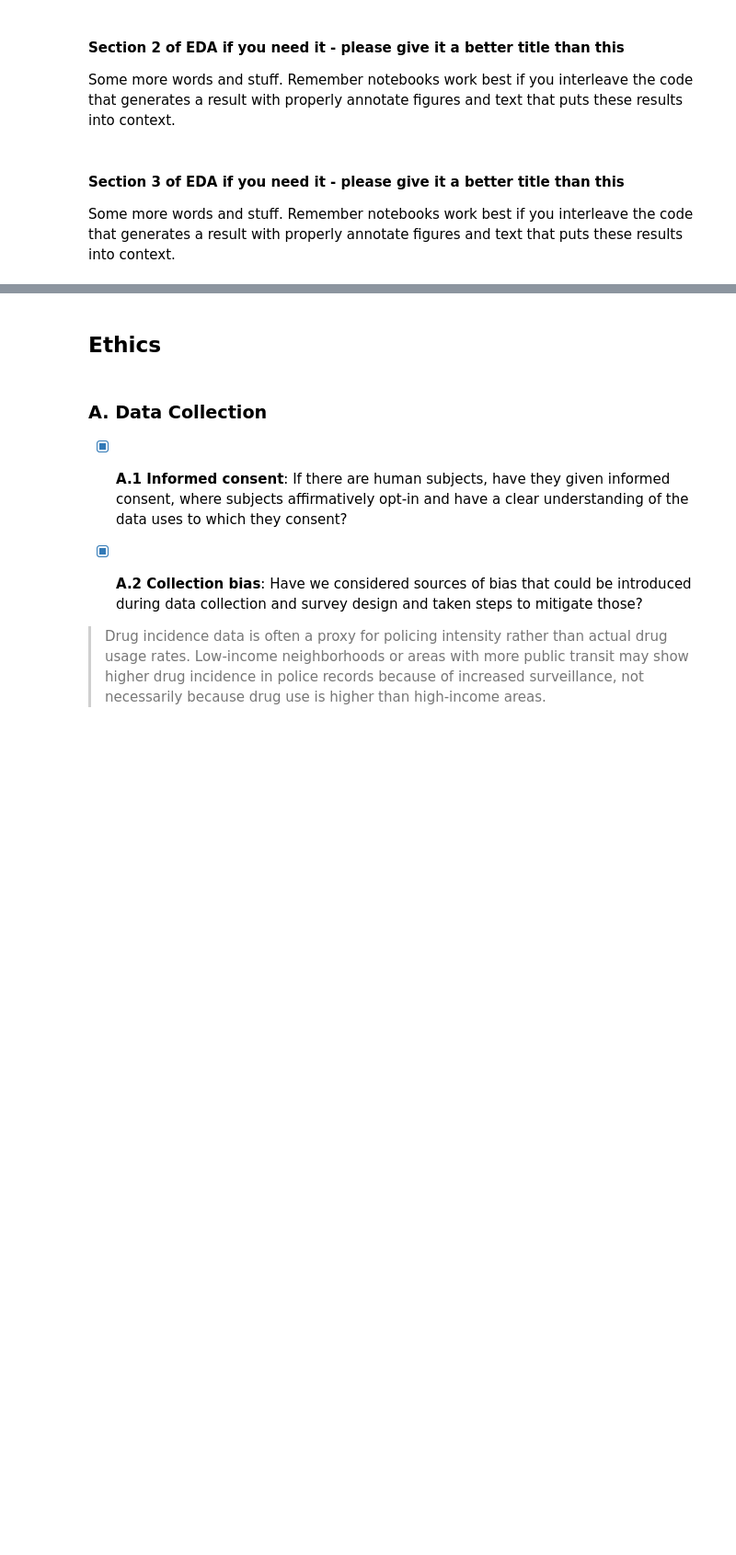
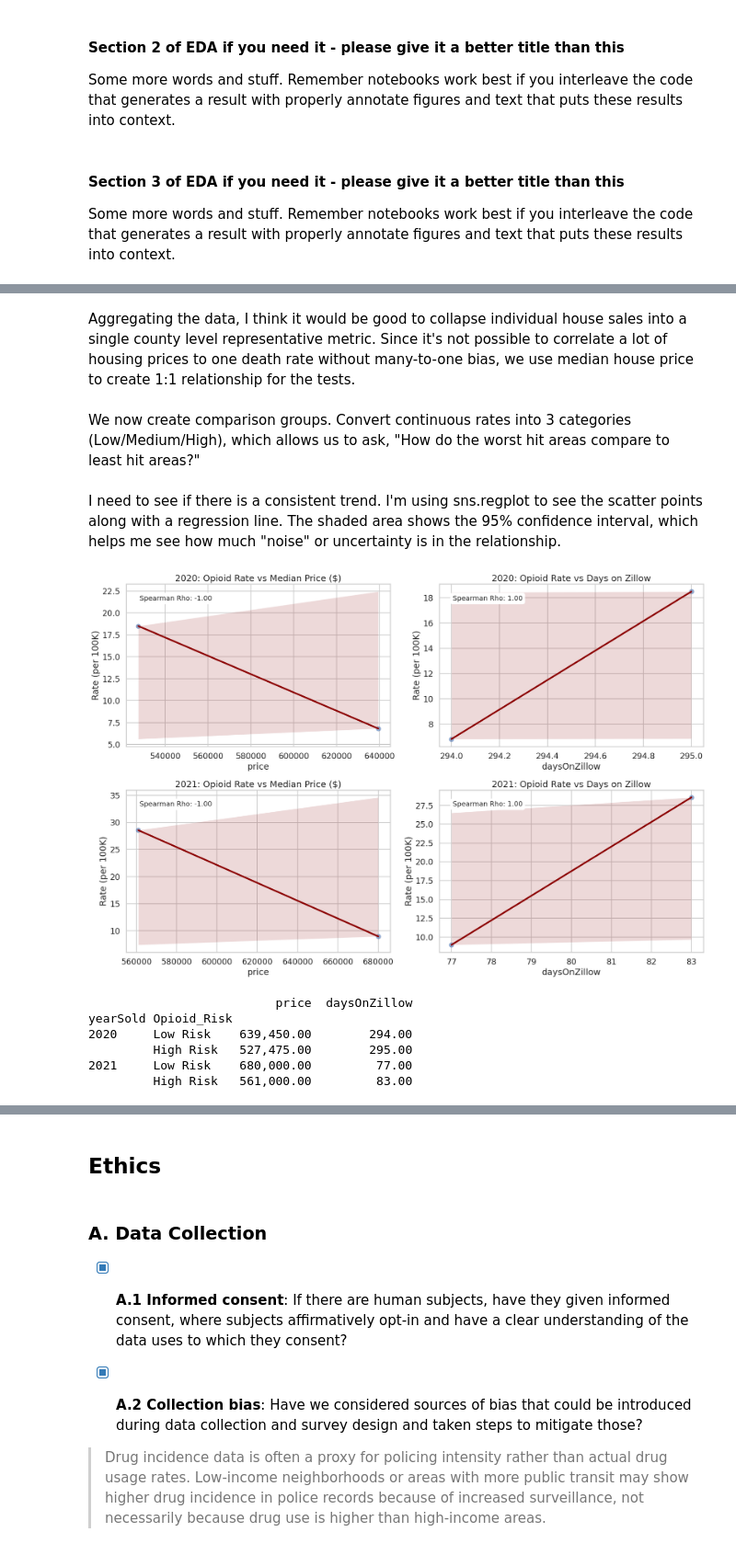
Before and after one commit to COGS108/Group008_WI26, a Jupyter notebook: 02-EDACheckpoint.ipynb, the cells around one changed output, grey strips where cells are left out. Shown at 92% size. Drawn from its saved outputs; the diff is of its cells as text; code cells hidden in the pictures; blank space fills up the shorter version.

```diff
--- a/02-EDACheckpoint.ipynb
+++ b/02-EDACheckpoint.ipynb
@@ -459,0 +458,58 @@ Some more words and stuff.  Remember notebooks work best if you interleave the c
+# %%
+import pandas as pd
+import seaborn as sns
+import matplotlib.pyplot as plt
+import numpy as np
+from scipy import stats
+# I want the figure to look nice and clean, so this is just some work to make sure it looks good.
+sns.set_theme(style="whitegrid", context="talk")
+plt.rcParams['figure.figsize'] = (16, 10)
+# %% [markdown]
+Aggregating the data, I think it would be good to collapse individual house sales into a single county level representative metric. Since it's not possible to correlate a lot of housing prices to one death rate without many-to-one bias, we use median house price to create 1:1 relationship for the tests.
+# %%
+county_level_df = eda_df.groupby(['County', 'yearSold']).agg({
+    'price': 'median',
+    'daysOnZillow': 'median',
+    'Rate (per 100K)': 'first'  # rate is already unique per county-year
+}).reset_index()
+# %% [markdown]
+We now create comparison groups. Convert continuous rates into 3 categories (Low/Medium/High), which allows us to ask, "How do the worst hit areas compare to least hit areas?"
+# %%
+county_level_df['Opioid_Risk'] = pd.qcut(county_level_df['Rate (per 100K)'], 3,
+                                         labels=['Low Risk', 'Medium Risk', 'High Risk'])
+# %% [markdown]
+I need to see if there is a consistent trend. I'm using sns.regplot to see the scatter points along with a regression line. The shaded area shows the 95% confidence interval, which helps me see how much "noise" or uncertainty is in the relationship.
+# %%
+# create a 2x2 grid to compare Price and Time on the market across 2020 and 2021
+fig, axes = plt.subplots(2, 2, figsize=(18, 12))
+years = [2020, 2021]
+metrics = [('price', 'Median Price ($)'), ('daysOnZillow', 'Days on Zillow')]
+
+for r, year in enumerate(years):
+    subset = county_level_df[county_level_df['yearSold'] == year]
+    for c, (col_name, label) in enumerate(metrics):
+        ax = axes[r, c]
+        sns.regplot(data=subset, x=col_name, y='Rate (per 100K)', ax=ax,
+                    scatter_kws={'alpha':0.6}, line_kws={'color':'darkred'})
+
+        # Spearman Rho measures the rank order, telling us if higher rates
+        # consistently lead to lower prices, even if it's not a perfect straight line.
+        corr, _ = stats.spearmanr(subset[col_name], subset['Rate (per 100K)'])
+        ax.set_title(f"{year}: Opioid Rate vs {label}")
+        ax.annotate(f'Spearman Rho: {corr:.2f}', xy=(0.05, 0.9), xycoords='axes fraction',
+                    fontsize=14, bbox=dict(boxstyle="round", fc="w"))
+
+plt.tight_layout()
+plt.show()
+
+# create a clear summary table to validate the final hypothesis.
+summary = county_level_df.groupby(['yearSold', 'Opioid_Risk'], observed=True)[['price', 'daysOnZillow']].median()
+print(summary)
+# %% [output]
+[figure, added]
+                          price  daysOnZillow
+yearSold Opioid_Risk
+2020     Low Risk    639,450.00        294.00
+         High Risk   527,475.00        295.00
+2021     Low Risk    680,000.00         77.00
+         High Risk   561,000.00         83.00
```
Also changed, not shown: parts of 5 cells of this notebook.
